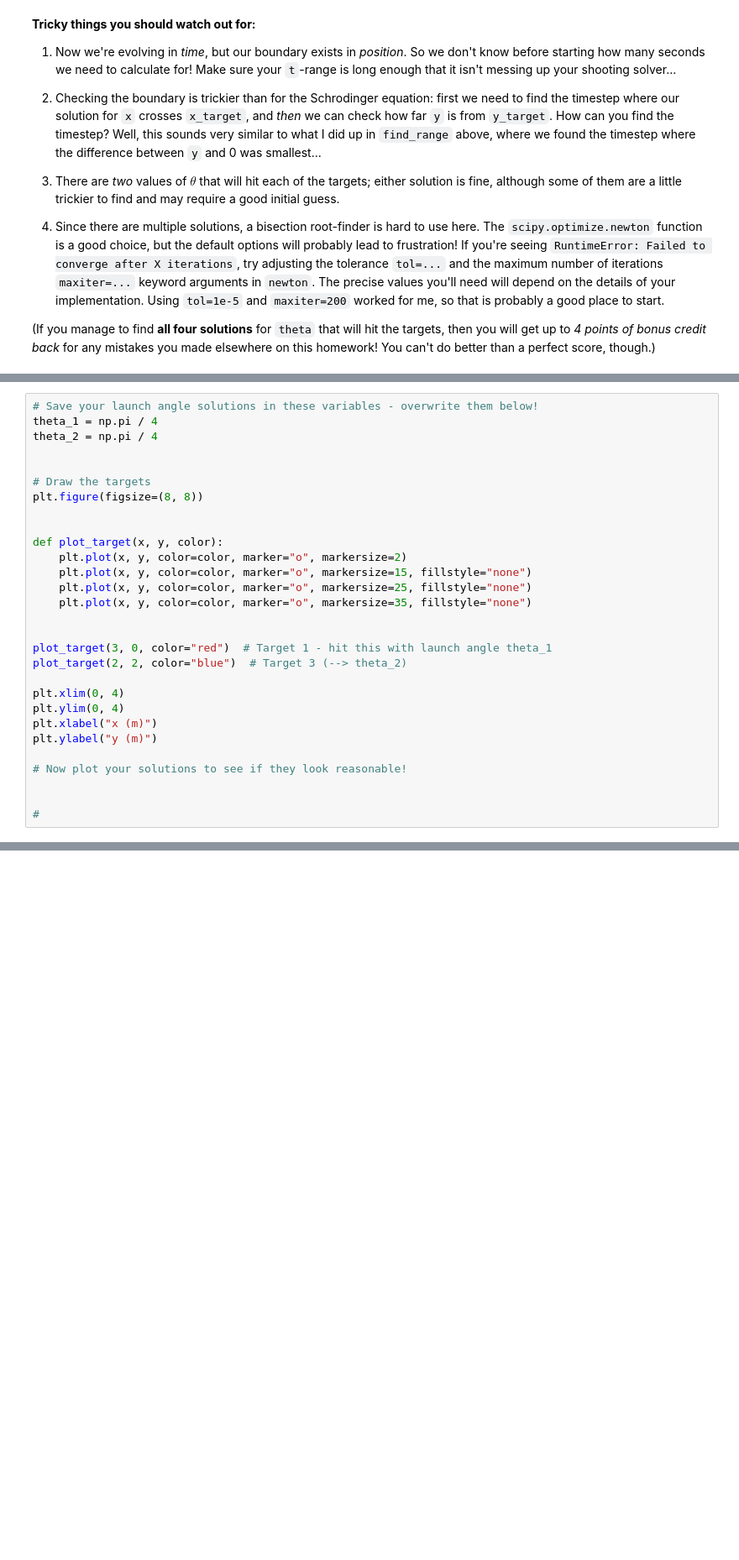
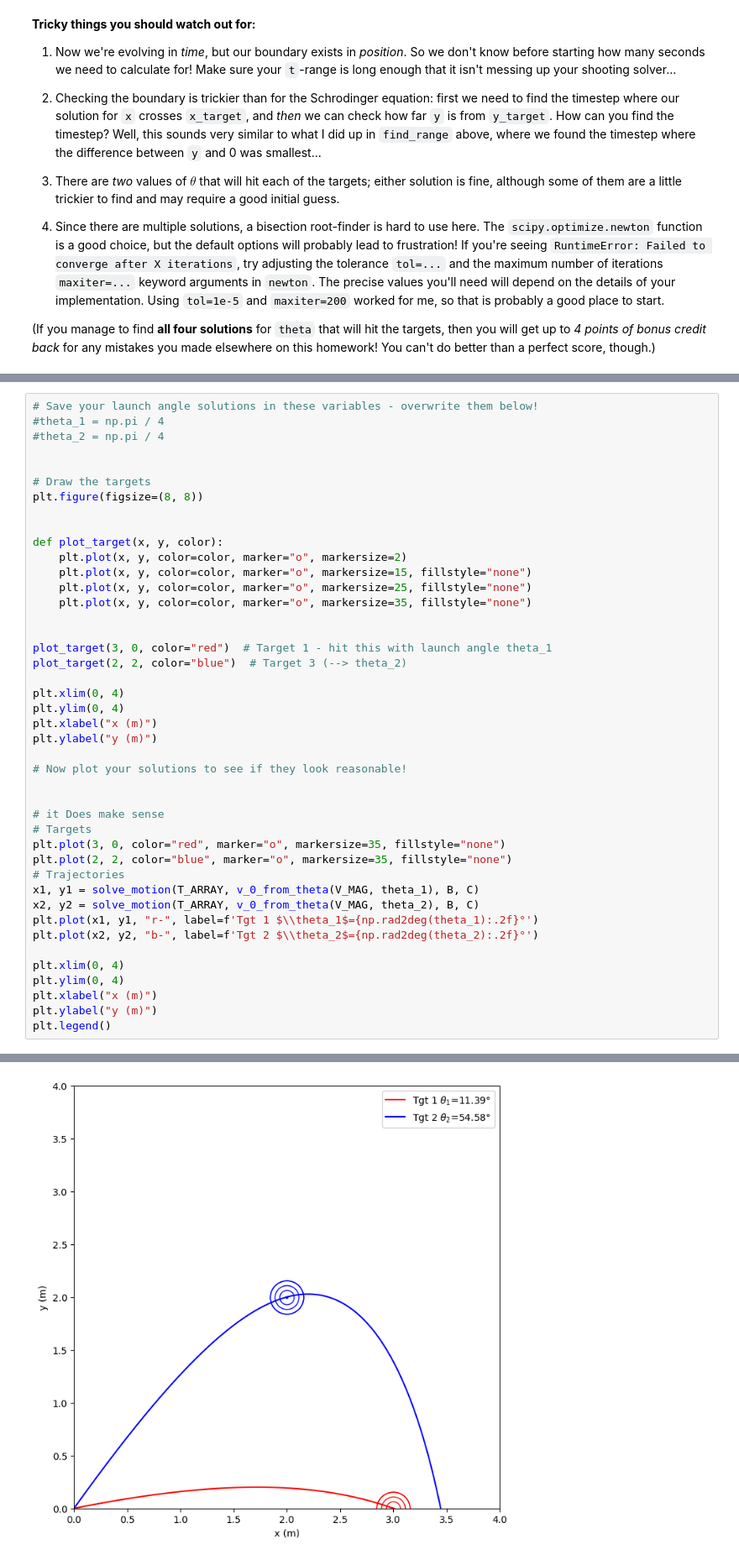
Before and after one commit to mohammeddevOG/PHYS2600, a Jupyter notebook: homework/hw08/hw08.ipynb, the cells around one changed output, grey strips where cells are left out. Shown at 84% size. Drawn from its saved outputs; the diff is of its cells as text; blank space fills up the shorter version.

```diff
--- a/homework/hw08/hw08.ipynb
+++ b/homework/hw08/hw08.ipynb
@@ -253,7 +375,7 @@ from scipy.optimize import newton
 # %%
 # Save your launch angle solutions in these variables - overwrite them below!
-theta_1 = np.pi / 4
-theta_2 = np.pi / 4
+#theta_1 = np.pi / 4
+#theta_2 = np.pi / 4
 
 
 # Draw the targets
@@ -278,4 +400,19 @@ plt.ylabel("y (m)")
 # Now plot your solutions to see if they look reasonable!
 
 
-#
+# it Does make sense
+# Targets
+plt.plot(3, 0, color="red", marker="o", markersize=35, fillstyle="none")
+plt.plot(2, 2, color="blue", marker="o", markersize=35, fillstyle="none")
+# Trajectories
+x1, y1 = solve_motion(T_ARRAY, v_0_from_theta(V_MAG, theta_1), B, C)
+x2, y2 = solve_motion(T_ARRAY, v_0_from_theta(V_MAG, theta_2), B, C)
+plt.plot(x1, y1, "r-", label=f'Tgt 1 $\\theta_1$={np.rad2deg(theta_1):.2f}°')
+plt.plot(x2, y2, "b-", label=f'Tgt 2 $\\theta_2$={np.rad2deg(theta_2):.2f}°')
+
+plt.xlim(0, 4)
+plt.ylim(0, 4)
+plt.xlabel("x (m)")
+plt.ylabel("y (m)")
+plt.legend()
+# %% [output]
@@ -282,3 +420,4 @@ plt.ylabel("y (m)")
+[figure, added]
 # %%
 # testing cell
 
```
Also changed, not shown: parts of 9 cells of this notebook.
